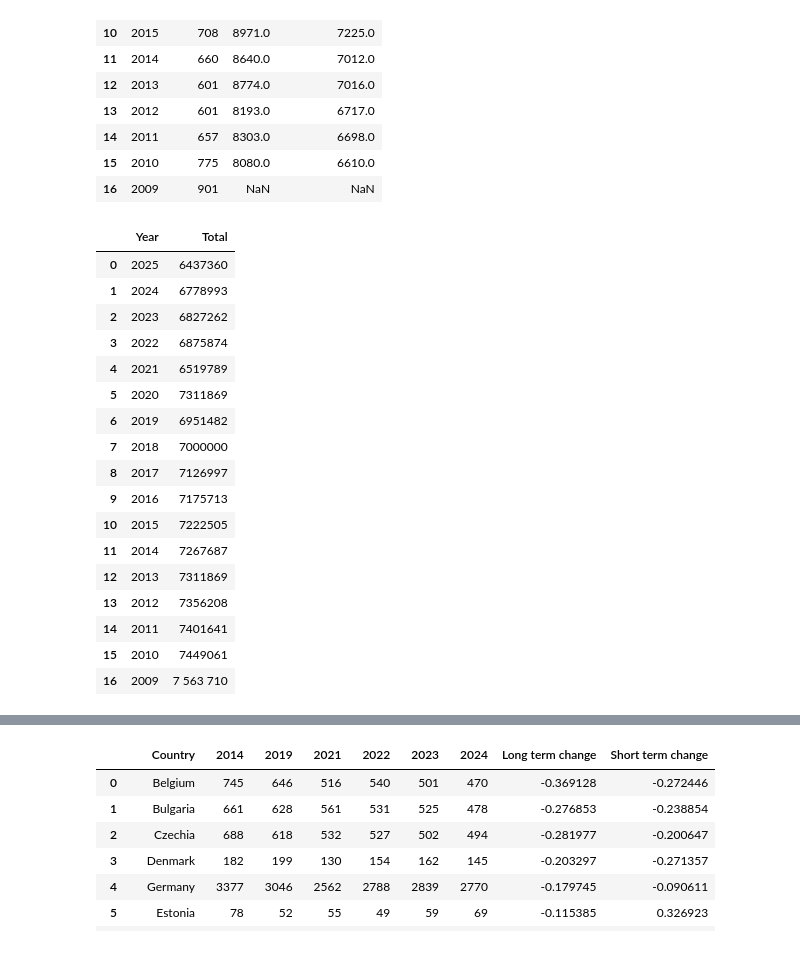
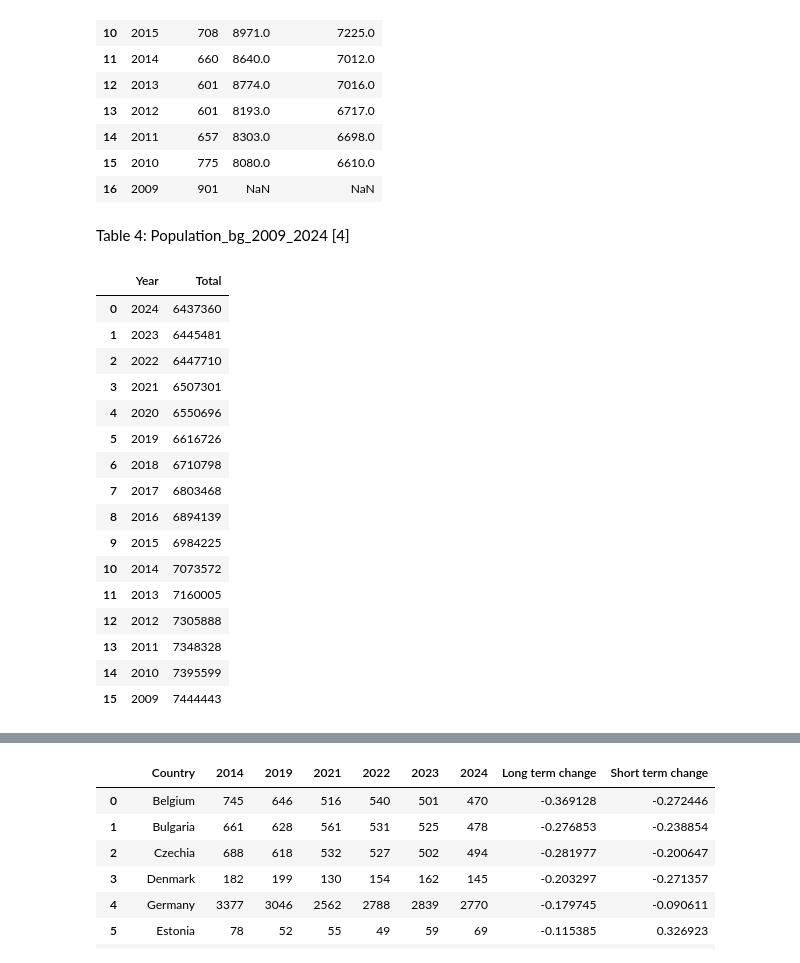
Before and after one commit to borisyotsov/Road-Safety-in-Bulgaria-Impact-of-Traffic-and-Infrastructure-on-Accident-Rates, a Jupyter notebook: Road_Safety_Project.ipynb, the cells around one changed output, grey strips where cells are left out. Cells and saved outputs as stored; diff of their text form; code cells hidden in the pictures.

Commit message:
add Table titles and References

```diff
--- a/Road_Safety_Project.ipynb
+++ b/Road_Safety_Project.ipynb
@@ -180,26 +228,27 @@ Road_fatalities_BG
 | 14 | 2011 | 657 | 8303.0 | 6698.0 |
 | 15 | 2010 | 775 | 8080.0 | 6610.0 |
 | 16 | 2009 | 901 | NaN | NaN |
+# %% [markdown]
+Table 4: Population_bg_2009_2024 [4]
 # %%
-url = "https://github.com/borisyotsov/Road-Safety-in-Bulgaria-Impact-of-Traffic-and-Infrastructure-on-Accident-Rates//raw/refs/heads/main/data/Population_bg_2009_2025.xlsx"
-Population_bg_2009_2025 = pd.read_excel(url)
-Population_bg_2009_2025
+url = "https://github.com/borisyotsov/Road-Safety-in-Bulgaria-Impact-of-Traffic-and-Infrastructure-on-Accident-Rates//raw/refs/heads/main/data/Population_bg_2009_2024.xlsx"
+Population_bg_2009_2024 = pd.read_excel(url)
+Population_bg_2009_2024
 # %% [output]
 |  | Year | Total |
-| 0 | 2025 | 6437360 |
-| 1 | 2024 | 6778993 |
-| 2 | 2023 | 6827262 |
-| 3 | 2022 | 6875874 |
-| 4 | 2021 | 6519789 |
-| 5 | 2020 | 7311869 |
-| 6 | 2019 | 6951482 |
-| 7 | 2018 | 7000000 |
-| 8 | 2017 | 7126997 |
-| 9 | 2016 | 7175713 |
-| 10 | 2015 | 7222505 |
-| 11 | 2014 | 7267687 |
-| 12 | 2013 | 7311869 |
-| 13 | 2012 | 7356208 |
-| 14 | 2011 | 7401641 |
-| 15 | 2010 | 7449061 |
-| 16 | 2009 | 7 563 710 |
+| 0 | 2024 | 6437360 |
+| 1 | 2023 | 6445481 |
+| 2 | 2022 | 6447710 |
+| 3 | 2021 | 6507301 |
+| 4 | 2020 | 6550696 |
+| 5 | 2019 | 6616726 |
+| 6 | 2018 | 6710798 |
+| 7 | 2017 | 6803468 |
+| 8 | 2016 | 6894139 |
+| 9 | 2015 | 6984225 |
+| 10 | 2014 | 7073572 |
+| 11 | 2013 | 7160005 |
+| 12 | 2012 | 7305888 |
+| 13 | 2011 | 7348328 |
+| 14 | 2010 | 7395599 |
+| 15 | 2009 | 7444443 |
```
Also changed, not shown: parts of 15 cells of this notebook.
